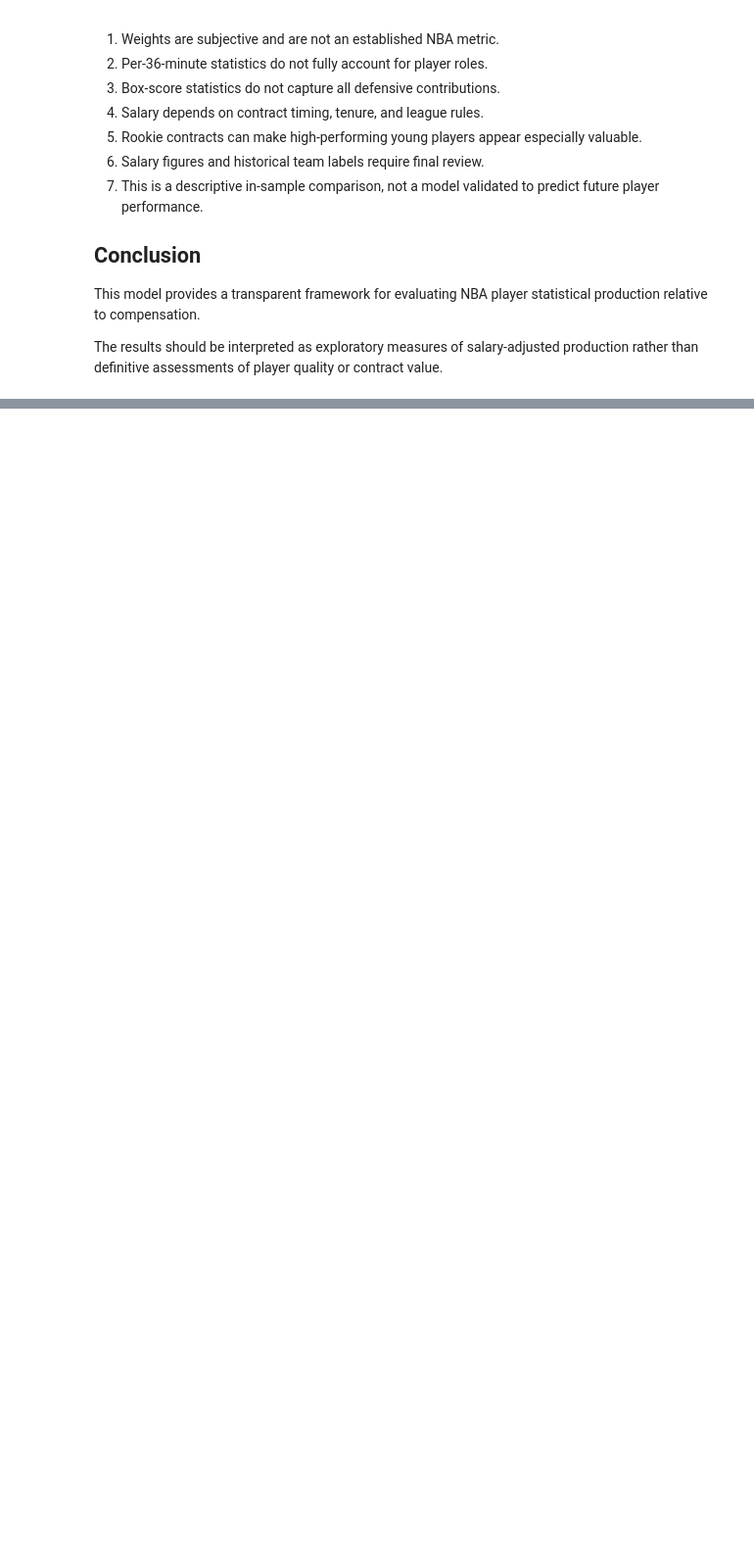
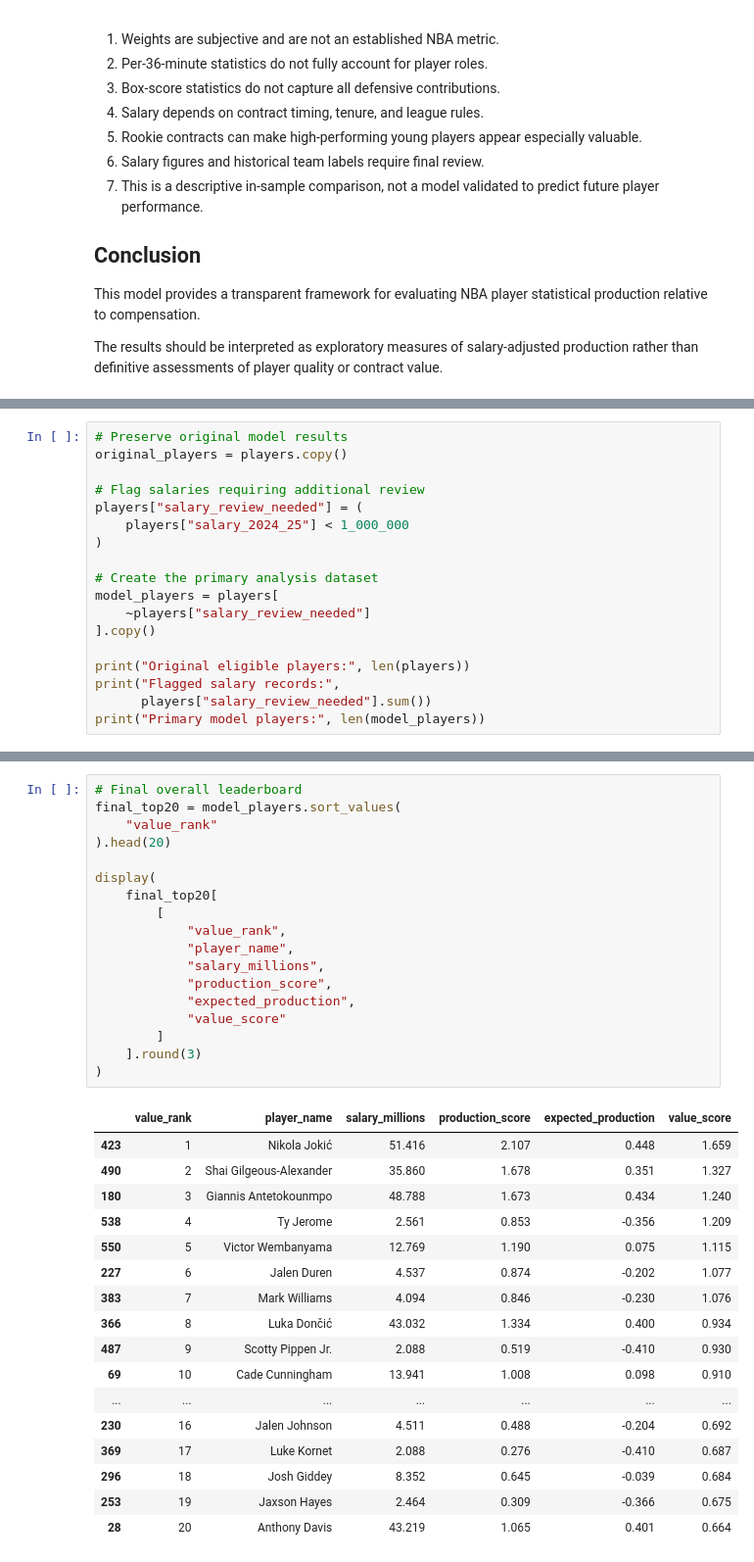
Before and after one commit to cellis55/nba-player-value-analyzer, a Jupyter notebook: notebooks/04_player_value_model.ipynb, the cells around one changed output, grey strips where cells are left out. Shown at 98% size. Drawn from its saved outputs; the diff is of its cells as text; blank space fills up the shorter version.

```diff
--- a/notebooks/04_player_value_model.ipynb
+++ b/notebooks/04_player_value_model.ipynb
@@ -683,0 +890,18 @@ of player quality or contract value.
+# %%
+# Preserve original model results
+original_players = players.copy()
+
+# Flag salaries requiring additional review
+players["salary_review_needed"] = (
+    players["salary_2024_25"] < 1_000_000
+)
+
+# Create the primary analysis dataset
+model_players = players[
+    ~players["salary_review_needed"]
+].copy()
+
+print("Original eligible players:", len(players))
+print("Flagged salary records:",
+      players["salary_review_needed"].sum())
+print("Primary model players:", len(model_players))
@@ -683,0 +948,36 @@ of player quality or contract value.
+# %%
+# Final overall leaderboard
+final_top20 = model_players.sort_values(
+    "value_rank"
+).head(20)
+
+display(
+    final_top20[
+        [
+            "value_rank",
+            "player_name",
+            "salary_millions",
+            "production_score",
+            "expected_production",
+            "value_score"
+        ]
+    ].round(3)
+)
+# %% [output]
+|  | value_rank | player_name | salary_millions | production_score | expected_production | value_score |
+| 423 | 1 | Nikola Jokić | 51.416 | 2.107 | 0.448 | 1.659 |
+| 490 | 2 | Shai Gilgeous-Alexander | 35.860 | 1.678 | 0.351 | 1.327 |
+| 180 | 3 | Giannis Antetokounmpo | 48.788 | 1.673 | 0.434 | 1.240 |
+| 538 | 4 | Ty Jerome | 2.561 | 0.853 | -0.356 | 1.209 |
+| 550 | 5 | Victor Wembanyama | 12.769 | 1.190 | 0.075 | 1.115 |
+| 227 | 6 | Jalen Duren | 4.537 | 0.874 | -0.202 | 1.077 |
+| 383 | 7 | Mark Williams | 4.094 | 0.846 | -0.230 | 1.076 |
+| 366 | 8 | Luka Dončić | 43.032 | 1.334 | 0.400 | 0.934 |
+| 487 | 9 | Scotty Pippen Jr. | 2.088 | 0.519 | -0.410 | 0.930 |
+| 69 | 10 | Cade Cunningham | 13.941 | 1.008 | 0.098 | 0.910 |
+| ... | ... | ... | ... | ... | ... | ... |
+| 230 | 16 | Jalen Johnson | 4.511 | 0.488 | -0.204 | 0.692 |
+| 369 | 17 | Luke Kornet | 2.088 | 0.276 | -0.410 | 0.687 |
+| 296 | 18 | Josh Giddey | 8.352 | 0.645 | -0.039 | 0.684 |
+| 253 | 19 | Jaxson Hayes | 2.464 | 0.309 | -0.366 | 0.675 |
+| 28 | 20 | Anthony Davis | 43.219 | 1.065 | 0.401 | 0.664 |
```
Also changed, not shown: parts of 10 cells of this notebook, 11 other files.
